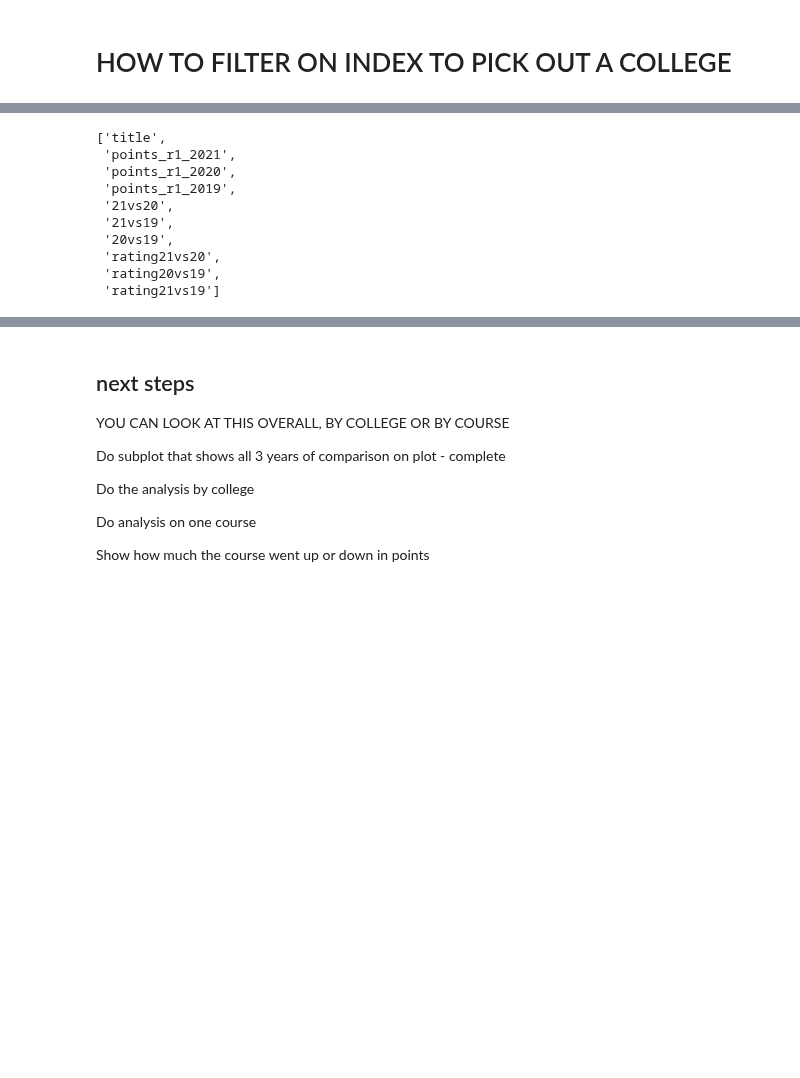
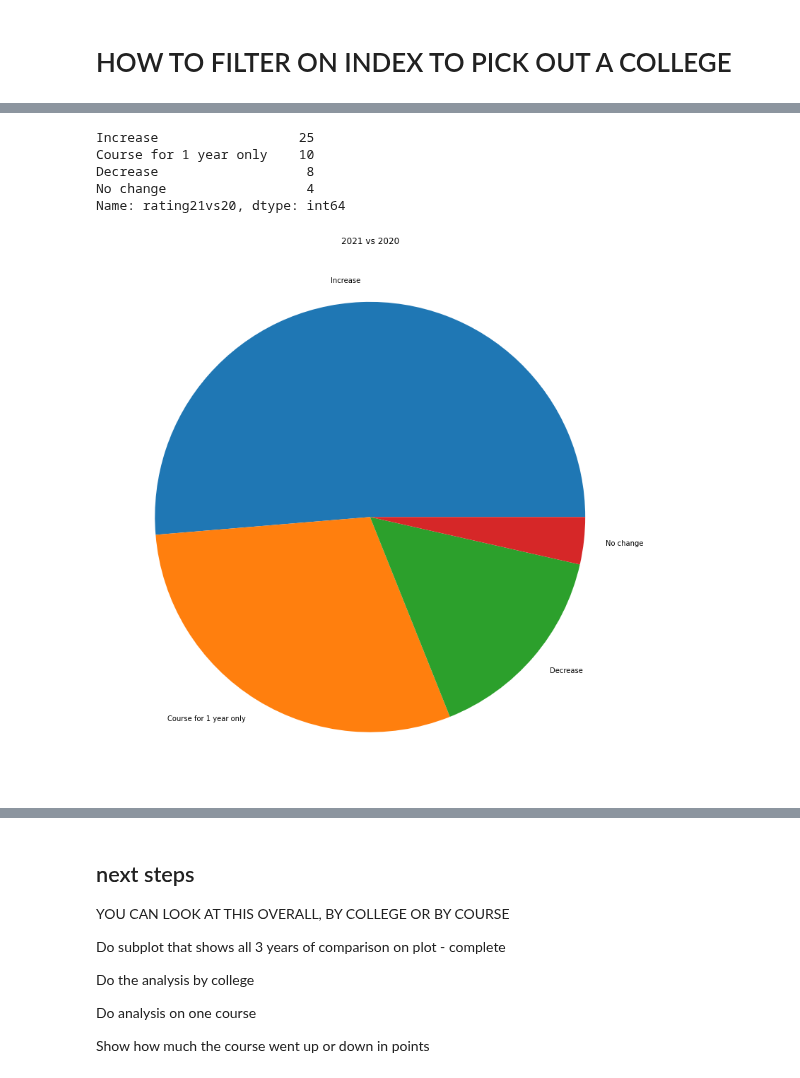
Before and after one commit to Michelleoc/fundamentals-of-data-analysis-assessment, a Jupyter notebook: cao.ipynb, the cells around one changed output, grey strips where cells are left out. Cells and saved outputs as stored; diff of their text form; code cells hidden in the pictures; blank space fills up the shorter version.

Commit message:
filter by college and college course

```diff
--- a/cao.ipynb
+++ b/cao.ipynb
@@ -1130,7 +1130,7 @@ rating21vs20 = []
 for row in dfallround1['21vs20']:
     if row > 0.0 :    rating21vs20.append('Increase')
     elif row < 0.0:   rating21vs20.append('Decrease')
-    elif row == 0.0:  rating20vs19.append('No change')
+    elif row == 0.0:  rating21vs20.append('No change')
     else:             rating21vs20.append('Course for 1 year only')
 
 rating20vs19 = []
@@ -1277,18 +1302,38 @@ plt.show()
 # %%
 # Count each category
-rating21vs20_count = dfallround1['rating21vs20'].value_counts()
-rating20vs19_count = dfallround1['rating20vs19'].value_counts()
-rating21vs19_count = dfallround1['rating21vs19'].value_counts()
+rating21vs20bycollege_count = dfbycollegecode['rating21vs20'].value_counts()
+rating20vs19bycollege_count = dfbycollegecode['rating20vs19'].value_counts()
+rating21vs19bycollege_count = dfbycollegecode['rating21vs19'].value_counts()
+rating21vs20bycollege_count
+# %% [output]
+Increase                  25
+Course for 1 year only    10
+Decrease                   8
+No change                  4
+Name: rating21vs20, dtype: int64
-# %%
-list(dfallround1.columns)
-# %% [output]
-['title',
- 'points_r1_2021',
- 'points_r1_2020',
- 'points_r1_2019',
- '21vs20',
- '21vs19',
- '20vs19',
- 'rating21vs20',
- 'rating20vs19',
- 'rating21vs19']
+# %%
+# I'll now plot all three years comparison side by side
+
+fig = plt.figure(figsize=(20,14))
+
+# labels = 'Increase', 'Course for 1 year only', 'Decrease', 'No change'
+# explode = (0, 0.1, 0, 0)  # only "explode" the 2nd slice (i.e. 'Hogs')
+# fig, (ax1, ax2) = plt.subplots(1, 2)
+
+labels = 'Increase', 'Course for 1 year only', 'Decrease', 'No change'
+
+plt.subplot(1, 1, 1)
+plt.title('2021 vs 2020')
+plt.pie((rating21vs20_count), labels=labels)
+
+# plt.subplot(1, 3, 2)
+# plt.title('2021 vs 2019')
+# plt.pie((rating21vs19_count), labels=labels)
+
+# plt.subplot(1, 3, 3)
+# plt.title('2020 vs 2019')
+# plt.pie((rating20vs19_count), labels=labels)
+
+plt.show()
+# %% [output]
+[figure, added]
```
Also changed, not shown: parts of 27 cells of this notebook, 40 other files.
